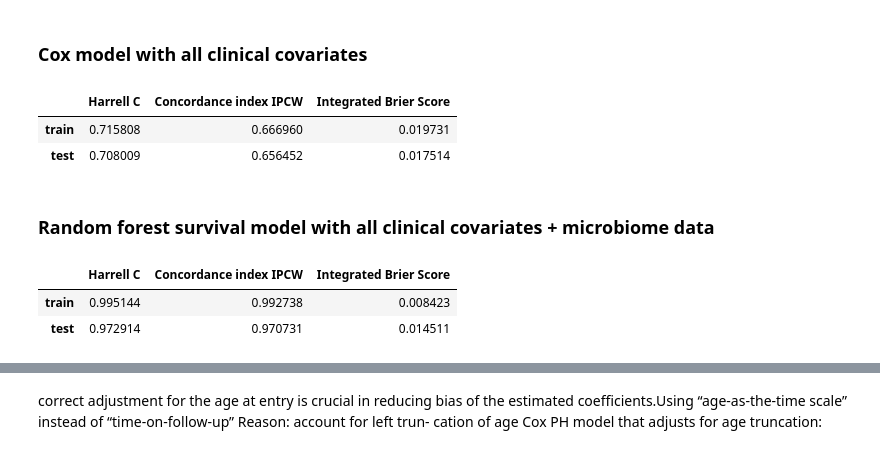
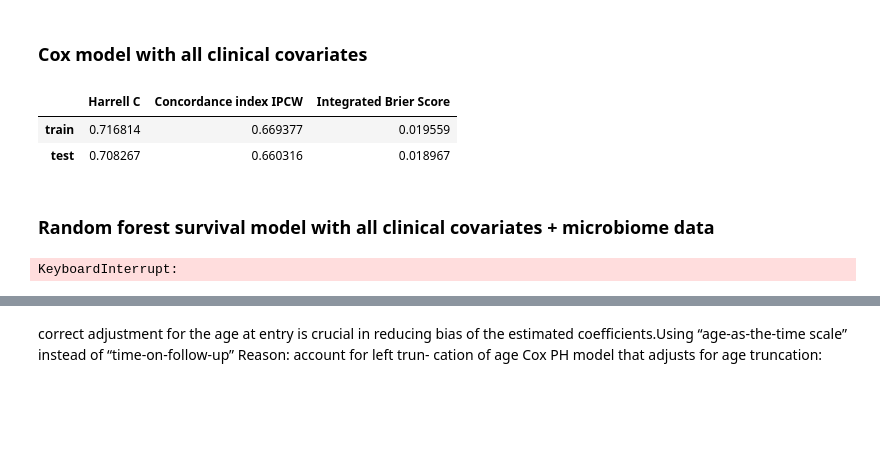
Before and after one commit to TristanFauvel/DreamHF, a Jupyter notebook: src/baseline.ipynb, the cells around one changed output, grey strips where cells are left out. Drawn from its saved outputs; the diff is of its cells as text; code cells hidden in the pictures; blank space fills up the shorter version.

Commit message:
Setup the CV pipeline.

```diff
--- a/src/baseline.ipynb
+++ b/src/baseline.ipynb
@@ -48,0 +21,5 @@ plt.show()
+# %%
+from preprocessing import load_data
+from HosmerLemeshow import HosmerLemeshow, reformat_inputs
+
+pheno_df_train, pheno_df_test, readcounts_df_train, readcounts_df_test = load_data(root)
@@ -129,19 +80,20 @@ plt.show()
 # %% [markdown]
 ### Cox model with all clinical covariates
 # %%
-base_model = CoxPHSurvivalAnalysis(alpha=0, ties='breslow', n_iter=100, tol=1e-09, verbose=0)
+model = CoxPHSurvivalAnalysis(alpha=0, ties='breslow', n_iter=100, tol=1e-09, verbose=0)
 
-covariates = ['Age', 'BodyMassIndex', 'Smoking=1', 'BPTreatment=1',
-       'PrevalentDiabetes=1', 'PrevalentCHD=1', 'SystolicBP', 'NonHDLcholesterol', 'Sex=1']
+covariates = ['Age', 'BodyMassIndex', 'Smoking', 'BPTreatment',
+       'PrevalentDiabetes', 'PrevalentCHD', 'SystolicBP', 'NonHDLcholesterol', 'Sex']
 
 X_train, X_test, y_train, y_test, test_sample_ids = prepare_train_test(pheno_df_train, pheno_df_test, covariates)
 
-base_model.fit(X_train, y_train)
+model = create_pipeline(model)
+model.fit(X_train, y_train)
 
-evaluate_model(base_model, X_train, X_test, y_train, y_test)
+evaluate_model(model, X_train, X_test, y_train, y_test)
 # %% [output]
 |  | Harrell C | Concordance index IPCW | Integrated Brier Score |
-| train | 0.715808 | 0.666960 | 0.019731 |
-| test | 0.708009 | 0.656452 | 0.017514 |
+| train | 0.716814 | 0.669377 | 0.019559 |
+| test | 0.708267 | 0.660316 | 0.018967 |
 # %% [markdown]
 ### Random forest survival model with all clinical covariates + microbiome data
@@ -150,15 +100,14 @@ readcounts_df_train, readcounts_df_test = remove_unique_columns(readcounts_df_tr
 # %%
 df_train = pheno_df_train.join(readcounts_df_train)
 df_test = pheno_df_test.join(readcounts_df_test)
-base_model = RandomSurvivalForest(n_estimators=100, max_depth=None, min_samples_split=6, min_samples_leaf=3)
+model = RandomSurvivalForest(n_estimators=100, max_depth=None, min_samples_split=6, min_samples_leaf=3)
 
 covariates = df_train.columns
 X_train, X_test, y_train, y_test, test_sample_ids = prepare_train_test(df_train, df_test, covariates)
 
-base_model.fit(X_train, y_train)
+model = create_pipeline(model)
+model.fit(X_train, y_train)
 
-evaluate_model(base_model, X_train, X_test, y_train, y_test)
+evaluate_model(model, X_train, X_test, y_train, y_test)
 # %% [output]
-|  | Harrell C | Concordance index IPCW | Integrated Brier Score |
-| train | 0.995144 | 0.992738 | 0.008423 |
-| test | 0.972914 | 0.970731 | 0.014511 |
+KeyboardInterrupt:
```
Also changed, not shown: parts of 29 cells of this notebook, 13 other files.
